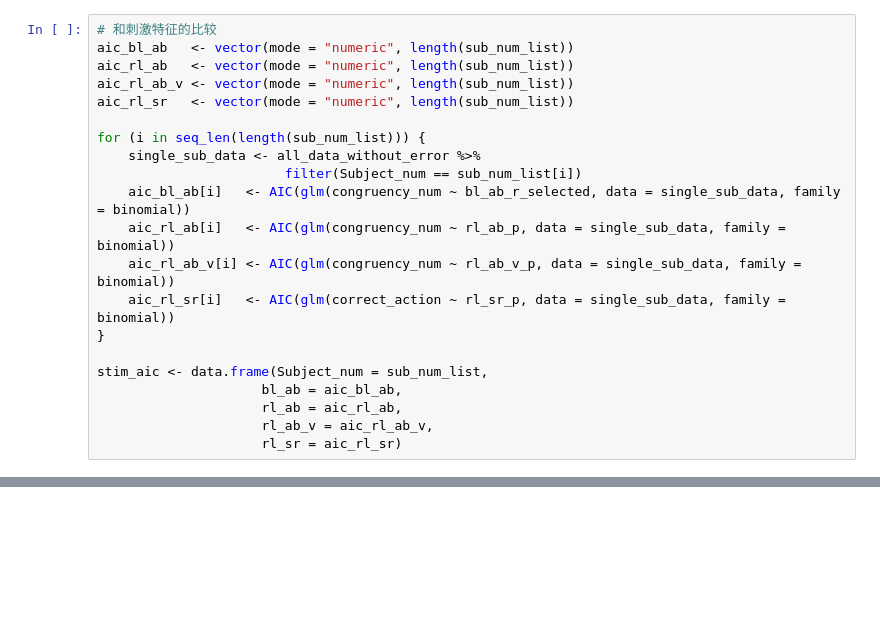
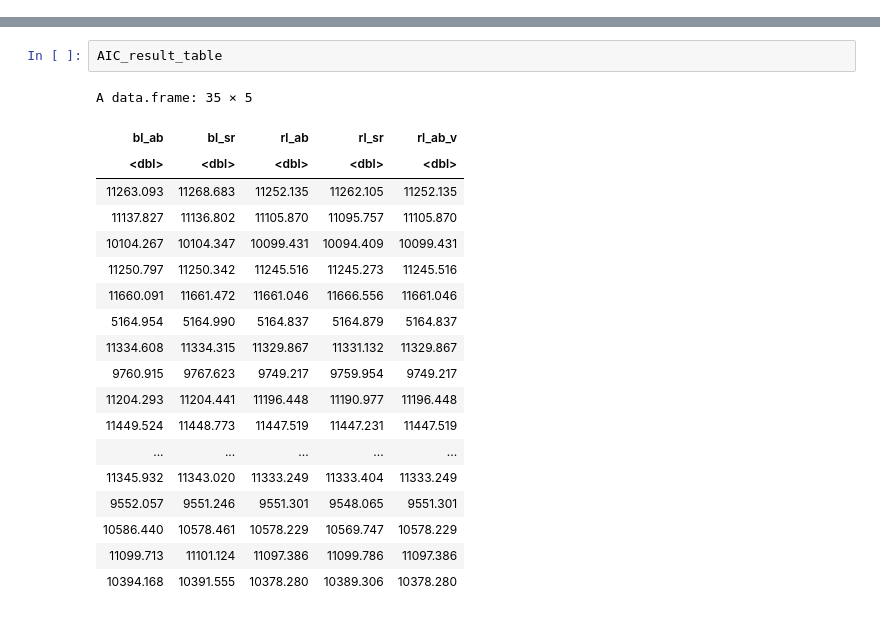
Before and after one commit to dddd1007/cognitive_control_model, a Jupyter notebook: notebooks/比较根据刺激特征估计的强化学习与贝叶斯.ipynb, the cells around one changed output, grey strips where cells are left out. Cells and saved outputs as stored; diff of their text form; blank space fills up the shorter version.

```diff
--- a/notebooks/比较根据刺激特征估计的强化学习与贝叶斯.ipynb
+++ b/notebooks/比较根据刺激特征估计的强化学习与贝叶斯.ipynb
@@ -82,24 +83,3 @@ A data.frame: 35 × 6
-# %%
-# 和刺激特征的比较
-aic_bl_ab   <- vector(mode = "numeric", length(sub_num_list))
-aic_rl_ab   <- vector(mode = "numeric", length(sub_num_list))
-aic_rl_ab_v <- vector(mode = "numeric", length(sub_num_list))
-aic_rl_sr   <- vector(mode = "numeric", length(sub_num_list))
-
-for (i in seq_len(length(sub_num_list))) {
-    single_sub_data <- all_data_without_error %>%
-                        filter(Subject_num == sub_num_list[i])
-    aic_bl_ab[i]   <- AIC(glm(congruency_num ~ bl_ab_r_selected, data = single_sub_data, family = binomial))
-    aic_rl_ab[i]   <- AIC(glm(congruency_num ~ rl_ab_p, data = single_sub_data, family = binomial))
-    aic_rl_ab_v[i] <- AIC(glm(congruency_num ~ rl_ab_v_p, data = single_sub_data, family = binomial))
-    aic_rl_sr[i]   <- AIC(glm(correct_action ~ rl_sr_p, data = single_sub_data, family = binomial))
-}
-
-stim_aic <- data.frame(Subject_num = sub_num_list,
-                     bl_ab = aic_bl_ab,
-                     rl_ab = aic_rl_ab,
-                     rl_ab_v = aic_rl_ab_v,
-                     rl_sr = aic_rl_sr)
 # %%
 stim_aic
 # %% [output]
@@ -124,0 +190,22 @@ A data.frame: 35 × 5
+# %%
+AIC_result_table
+# %% [output]
+A data.frame: 35 × 5
+| bl_ab | bl_sr | rl_ab | rl_sr | rl_ab_v |
+| <dbl> | <dbl> | <dbl> | <dbl> | <dbl> |
+| 11263.093 | 11268.683 | 11252.135 | 11262.105 | 11252.135 |
+| 11137.827 | 11136.802 | 11105.870 | 11095.757 | 11105.870 |
+| 10104.267 | 10104.347 | 10099.431 | 10094.409 | 10099.431 |
+| 11250.797 | 11250.342 | 11245.516 | 11245.273 | 11245.516 |
+| 11660.091 | 11661.472 | 11661.046 | 11666.556 | 11661.046 |
+| 5164.954 | 5164.990 | 5164.837 | 5164.879 | 5164.837 |
+| 11334.608 | 11334.315 | 11329.867 | 11331.132 | 11329.867 |
+| 9760.915 | 9767.623 | 9749.217 | 9759.954 | 9749.217 |
+| 11204.293 | 11204.441 | 11196.448 | 11190.977 | 11196.448 |
+| 11449.524 | 11448.773 | 11447.519 | 11447.231 | 11447.519 |
+| ... | ... | ... | ... | ... |
+| 11345.932 | 11343.020 | 11333.249 | 11333.404 | 11333.249 |
+| 9552.057 | 9551.246 | 9551.301 | 9548.065 | 9551.301 |
+| 10586.440 | 10578.461 | 10578.229 | 10569.747 | 10578.229 |
+| 11099.713 | 11101.124 | 11097.386 | 11099.786 | 11097.386 |
+| 10394.168 | 10391.555 | 10378.280 | 10389.306 | 10378.280 |
```
Also changed, not shown: parts of 15 cells of this notebook, 5 other files.
